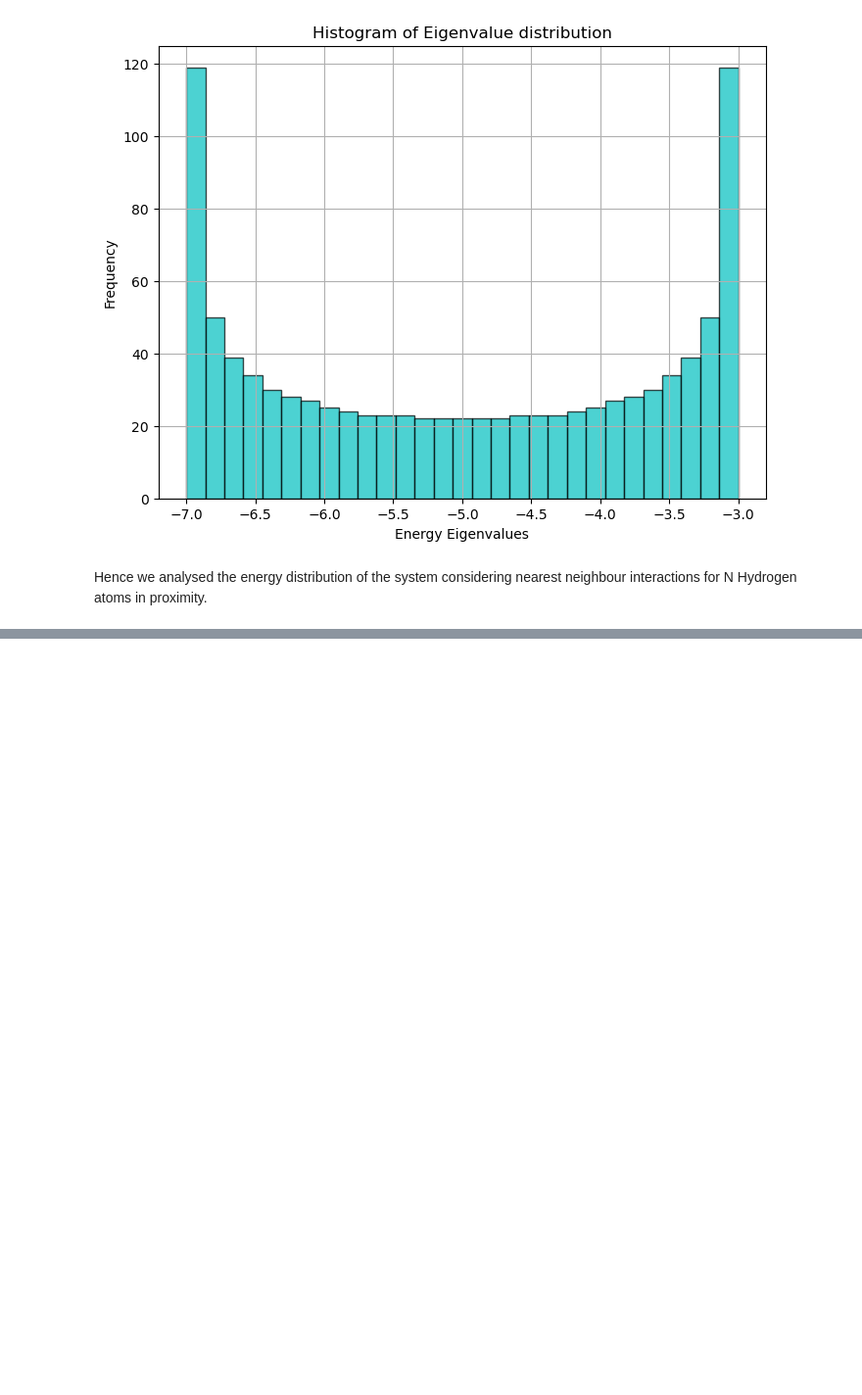
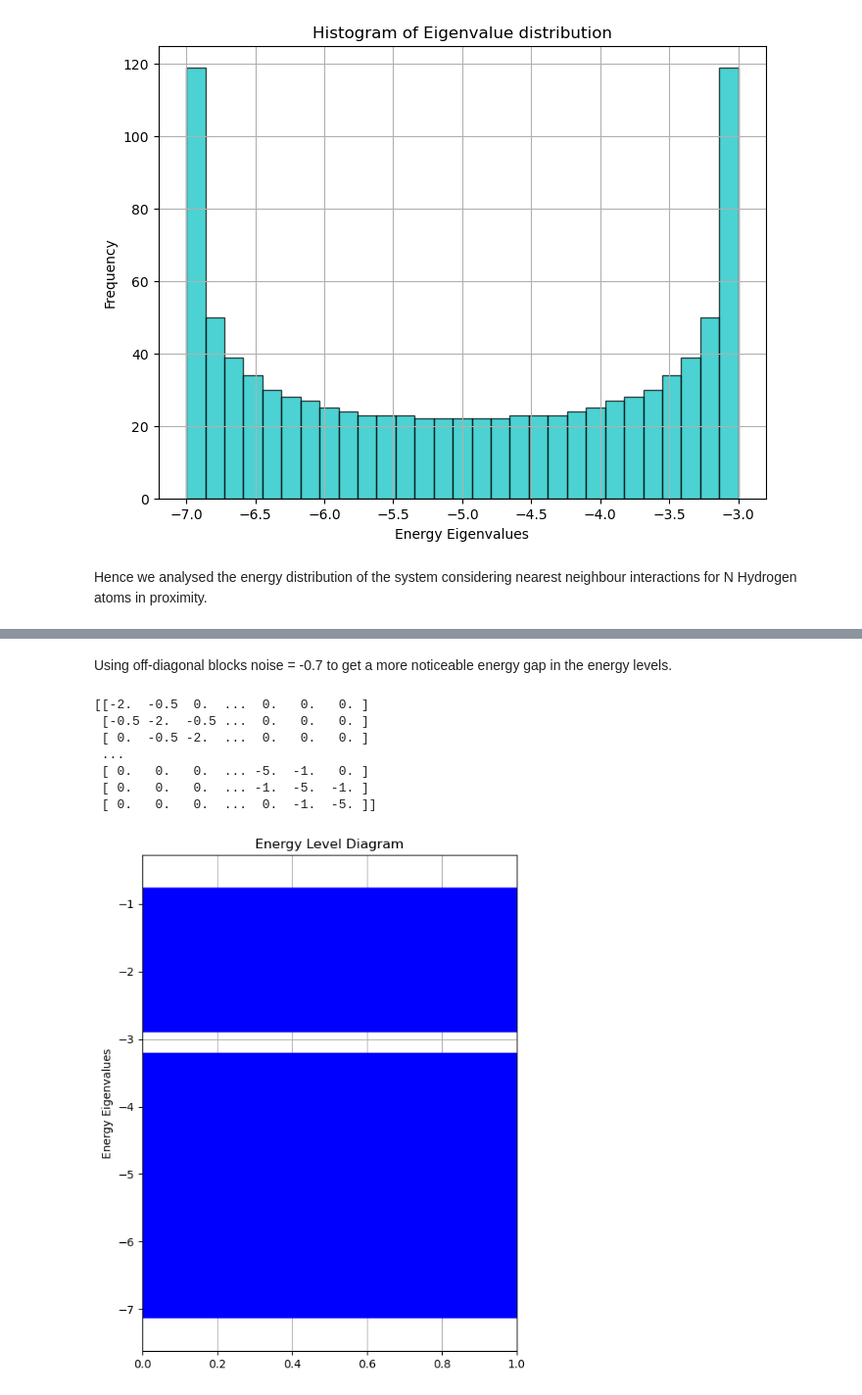
Before and after one commit to crimsonpane23/P306-Introduction-to-Condensed-Matter-Physics, a Jupyter notebook: Assignment - Eigenvalues distribution.ipynb, the cells around one changed output, grey strips where cells are left out. Shown at 98% size. Saved outputs shown, nothing was run; the diff lists cells and outputs as text; code cells hidden in the pictures; blank space fills up the shorter version.

```diff
--- a/Assignment - Eigenvalues distribution.ipynb
+++ b/Assignment - Eigenvalues distribution.ipynb
@@ -126,0 +193,19 @@ Hence we analysed the energy distribution of the system considering nearest neig
+# %% [markdown]
+Using off-diagonal blocks noise = -0.7 to get a more noticeable energy gap in the energy levels.
+# %%
+#Adding diagonal terms to the off diagonal blocks to create some disorder
+H[0:int(N/2), int(N/2):N] += np.diag(np.ones(int(N/2)) * -0.7)
+H[int(N/2):N, 0:int(N/2)] += np.diag(np.ones(int(N/2)) * -0.7)
+print(H)
+eigval, eigvec = np.linalg.eig(H)
+plot_eigval(eigval)
+histogram_eigval(eigval,40, range=(-7.1, -0.9))
+# %% [output]
+[[-2.  -0.5  0.  ...  0.   0.   0. ]
+ [-0.5 -2.  -0.5 ...  0.   0.   0. ]
+ [ 0.  -0.5 -2.  ...  0.   0.   0. ]
+ ...
+ [ 0.   0.   0.  ... -5.  -1.   0. ]
+ [ 0.   0.   0.  ... -1.  -5.  -1. ]
+ [ 0.   0.   0.  ...  0.  -1.  -5. ]]
+[figure, added]
```
Also changed, not shown: parts of 18 cells of this notebook.
